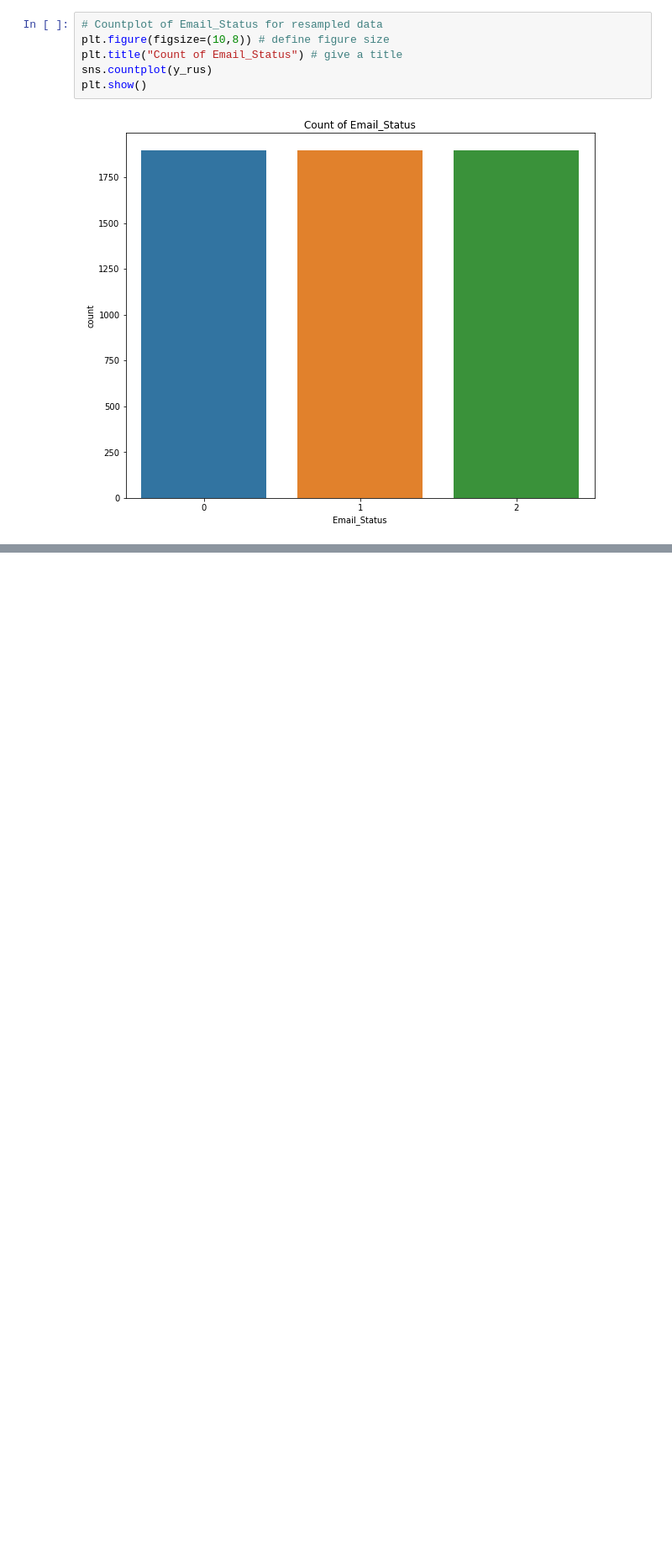
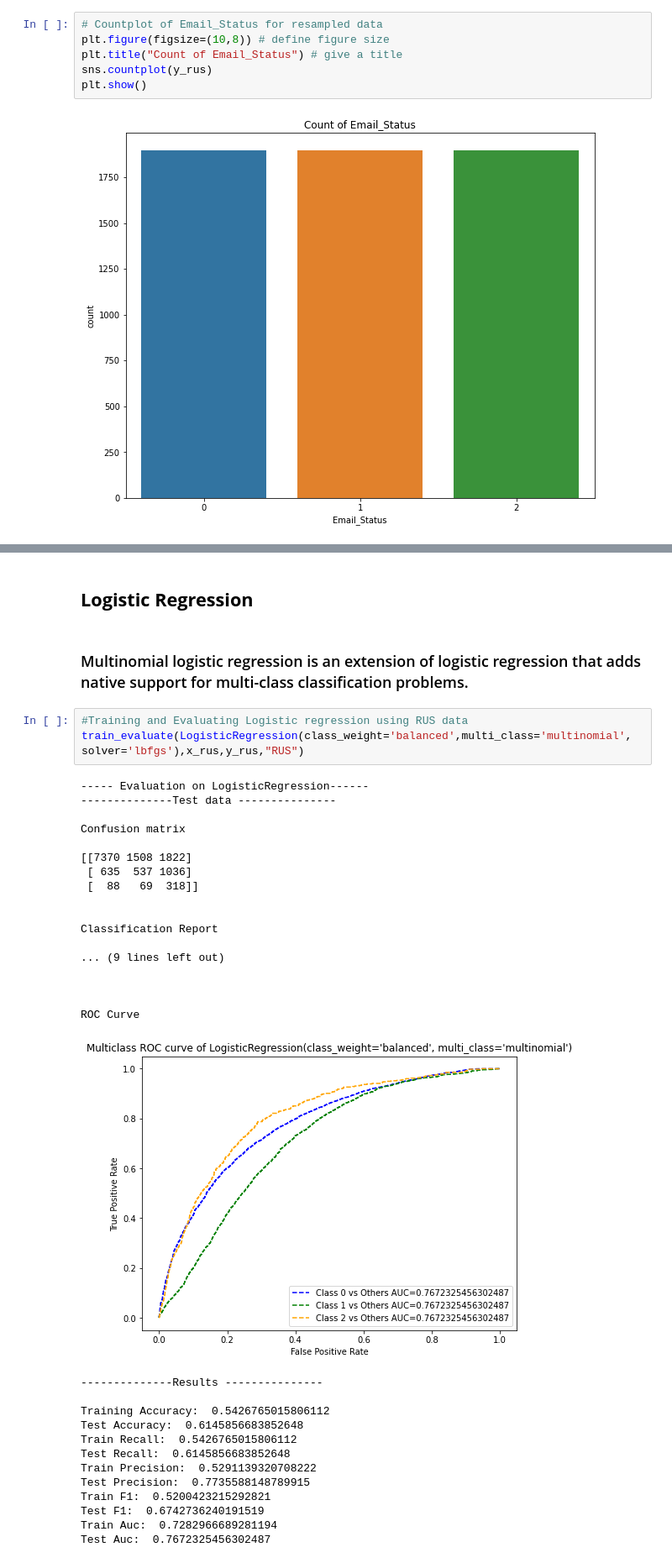
Before and after one commit to Dany511/Email-Campaign-Effectiveness-Prediction, a Jupyter notebook: Email_Campaign_Capstone.ipynb, the cells around one changed output, grey strips where cells are left out. Shown at 84% size. Cells and saved outputs as stored; diff of their text form; blank space fills up the shorter version.

```diff
--- a/Email_Campaign_Capstone.ipynb
+++ b/Email_Campaign_Capstone.ipynb
@@ -506,0 +726,38 @@ plt.show()
+# %% [markdown]
+## **Logistic Regression**
+# %% [markdown]
+### Multinomial logistic regression is an extension of logistic regression that adds native support for multi-class classification problems.
+# %%
+#Training and Evaluating Logistic regression using RUS data
+train_evaluate(LogisticRegression(class_weight='balanced',multi_class='multinomial', solver='lbfgs'),x_rus,y_rus,"RUS")
+# %% [output]
+----- Evaluation on LogisticRegression------
+--------------Test data ---------------
+
+Confusion matrix
+
+[[7370 1508 1822]
+ [ 635  537 1036]
+ [  88   69  318]]
+
+
+Classification Report
+
+... (9 lines left out)
+
+
+
+ROC Curve
+[figure, added]
+--------------Results ---------------
+
+Training Accuracy:  0.5426765015806112
+Test Accuracy:  0.6145856683852648
+Train Recall:  0.5426765015806112
+Test Recall:  0.6145856683852648
+Train Precision:  0.5291139320708222
+Test Precision:  0.7735588148789915
+Train F1:  0.5200423215292821
+Test F1:  0.6742736240191519
+Train Auc:  0.7282966689281194
+Test Auc:  0.7672325456302487
```
Also changed, not shown: parts of 29 cells of this notebook.
